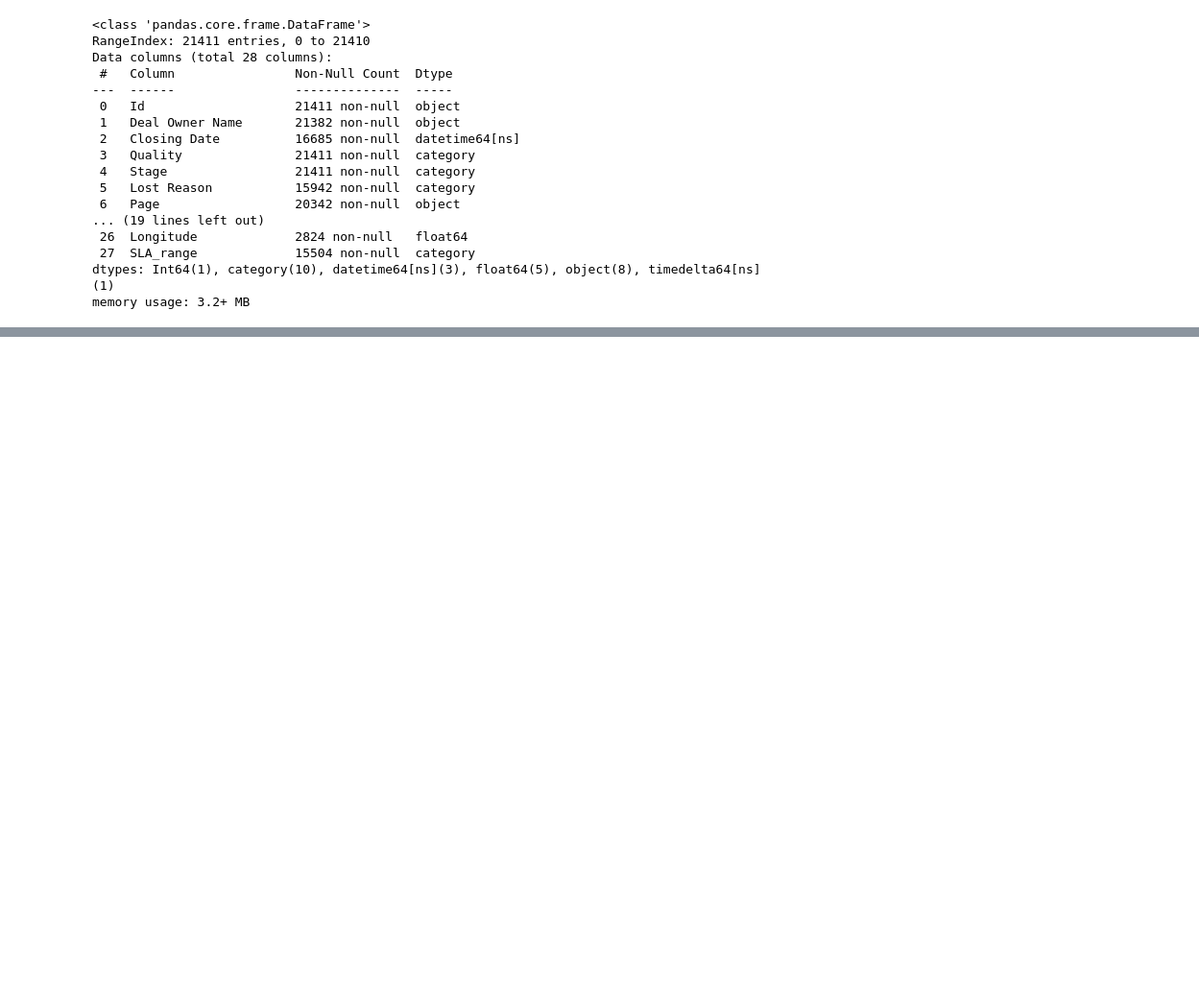
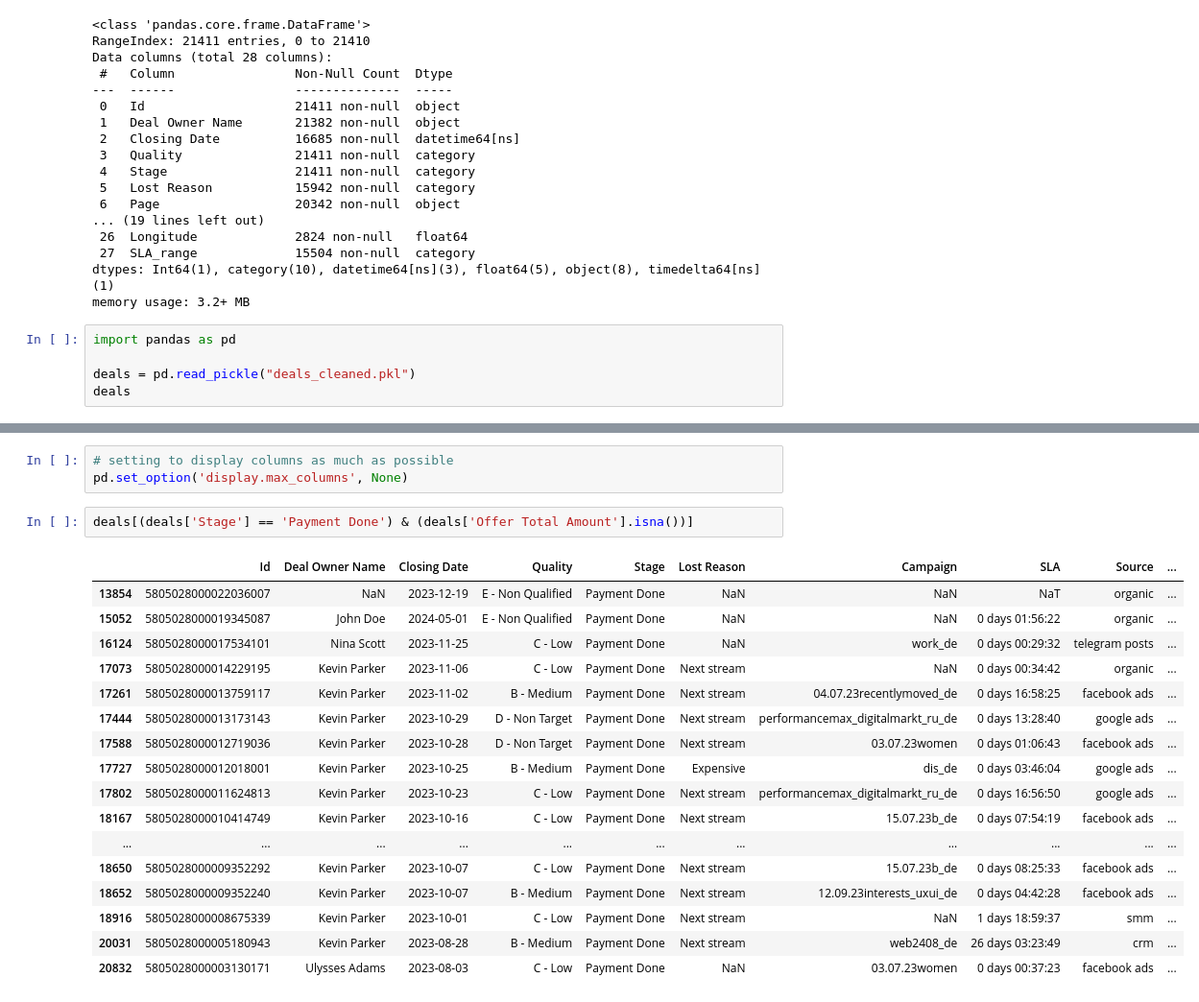
Before and after one commit to Katarina-dev/ICH, a Jupyter notebook: Python/hw/DA_PROJECT/Untitled2.ipynb, the cells around one changed output, grey strips where cells are left out. Shown at 96% size. Drawn from its saved outputs; the diff is of its cells as text; blank space fills up the shorter version.

```diff
--- a/Python/hw/DA_PROJECT/Untitled2.ipynb
+++ b/Python/hw/DA_PROJECT/Untitled2.ipynb
@@ -37,3 +37,8 @@ Data columns (total 28 columns):
  27  SLA_range             15504 non-null  category
 dtypes: Int64(1), category(10), datetime64[ns](3), float64(5), object(8), timedelta64[ns](1)
 memory usage: 3.2+ MB
+# %%
+import pandas as pd
+
+deals = pd.read_pickle("deals_cleaned.pkl")
+deals
@@ -39,0 +59,23 @@ memory usage: 3.2+ MB
+# %%
+# setting to display columns as much as possible
+pd.set_option('display.max_columns', None)
+# %%
+deals[(deals['Stage'] == 'Payment Done') & (deals['Offer Total Amount'].isna())]
+# %% [output]
+|  | Id | Deal Owner Name | Closing Date | Quality | Stage | Lost Reason | Campaign | SLA | Source | ... |
+| 13854 | 5805028000022036007 | NaN | 2023-12-19 | E - Non Qualified | Payment Done | NaN | NaN | NaT | organic | ... |
+| 15052 | 5805028000019345087 | John Doe | 2024-05-01 | E - Non Qualified | Payment Done | NaN | NaN | 0 days 01:56:22 | organic | ... |
+| 16124 | 5805028000017534101 | Nina Scott | 2023-11-25 | C - Low | Payment Done | NaN | work_de | 0 days 00:29:32 | telegram posts | ... |
+| 17073 | 5805028000014229195 | Kevin Parker | 2023-11-06 | C - Low | Payment Done | Next stream | NaN | 0 days 00:34:42 | organic | ... |
+| 17261 | 5805028000013759117 | Kevin Parker | 2023-11-02 | B - Medium | Payment Done | Next stream | 04.07.23recentlymoved_de | 0 days 16:58:25 | facebook ads | ... |
+| 17444 | 5805028000013173143 | Kevin Parker | 2023-10-29 | D - Non Target | Payment Done | Next stream | performancemax_digitalmarkt_ru_de | 0 days 13:28:40 | google ads | ... |
+| 17588 | 5805028000012719036 | Kevin Parker | 2023-10-28 | D - Non Target | Payment Done | Next stream | 03.07.23women | 0 days 01:06:43 | facebook ads | ... |
+| 17727 | 5805028000012018001 | Kevin Parker | 2023-10-25 | B - Medium | Payment Done | Expensive | dis_de | 0 days 03:46:04 | google ads | ... |
+| 17802 | 5805028000011624813 | Kevin Parker | 2023-10-23 | C - Low | Payment Done | Next stream | performancemax_digitalmarkt_ru_de | 0 days 16:56:50 | google ads | ... |
+| 18167 | 5805028000010414749 | Kevin Parker | 2023-10-16 | C - Low | Payment Done | Next stream | 15.07.23b_de | 0 days 07:54:19 | facebook ads | ... |
+| ... | ... | ... | ... | ... | ... | ... | ... | ... | ... | ... |
+| 18650 | 5805028000009352292 | Kevin Parker | 2023-10-07 | C - Low | Payment Done | Next stream | 15.07.23b_de | 0 days 08:25:33 | facebook ads | ... |
+| 18652 | 5805028000009352240 | Kevin Parker | 2023-10-07 | B - Medium | Payment Done | Next stream | 12.09.23interests_uxui_de | 0 days 04:42:28 | facebook ads | ... |
+| 18916 | 5805028000008675339 | Kevin Parker | 2023-10-01 | C - Low | Payment Done | Next stream | NaN | 1 days 18:59:37 | smm | ... |
+| 20031 | 5805028000005180943 | Kevin Parker | 2023-08-28 | B - Medium | Payment Done | Next stream | web2408_de | 26 days 03:23:49 | crm | ... |
+| 20832 | 5805028000003130171 | Ulysses Adams | 2023-08-03 | C - Low | Payment Done | NaN | 03.07.23women | 0 days 00:37:23 | facebook ads | ... |
```
Also changed, not shown: parts of 5 cells of this notebook, 14 other files.
